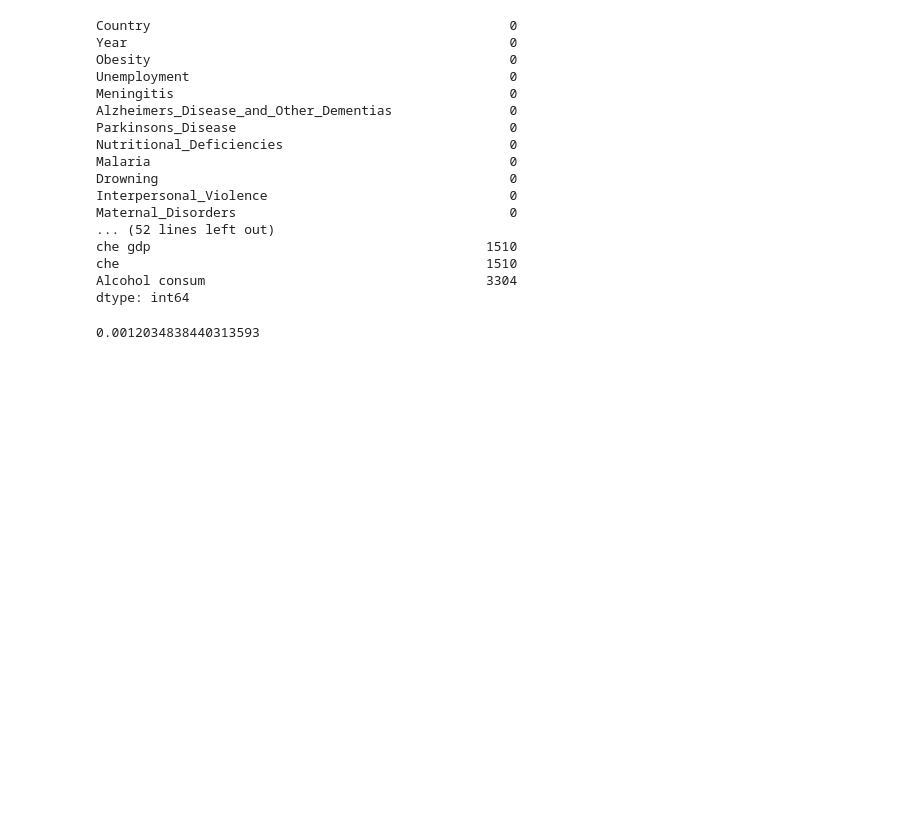
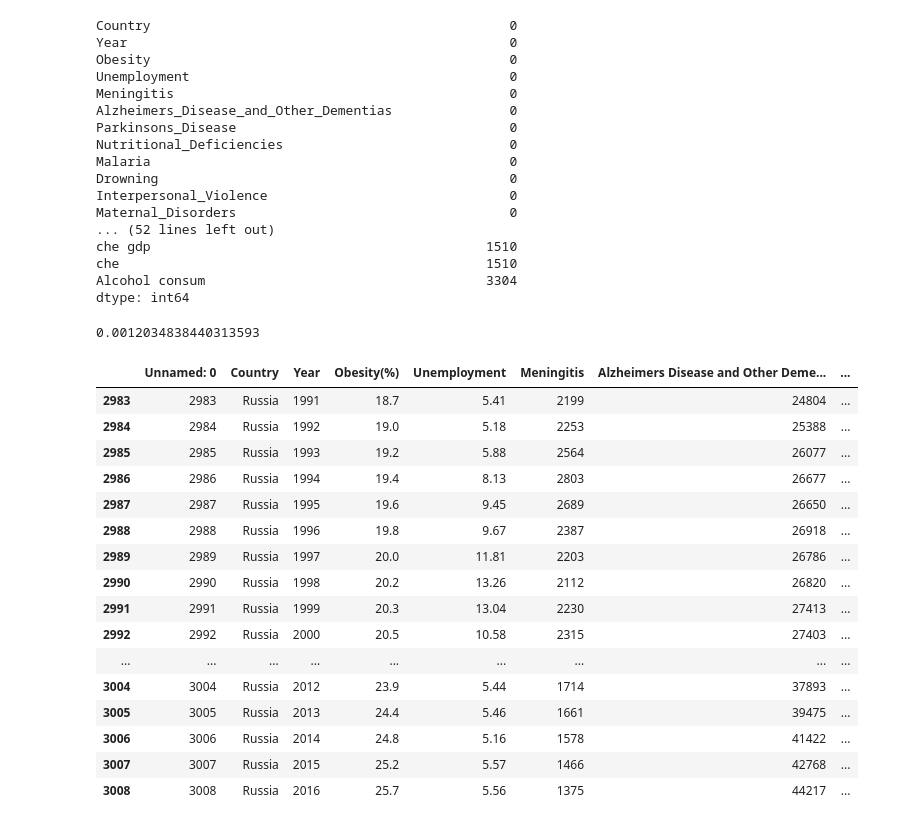
Before and after one commit to Gbau11/Mortality, a Jupyter notebook: jupyter/transform_per_capita.ipynb, the cells around one changed output. Saved outputs shown, nothing was run; the diff lists cells and outputs as text; code cells hidden in the pictures; blank space fills up the shorter version.

```diff
--- a/jupyter/transform_per_capita.ipynb
+++ b/jupyter/transform_per_capita.ipynb
@@ -493,6 +493,28 @@ dtype: int64
 df['Neoplasms_cap'].mean()
 # %% [output]
 0.0012034838440313593
+# %%
+df_russ = df[df['Country']=='Russia']
+
+df_russ
+# %% [output]
+|  | Unnamed: 0 | Country | Year | Obesity(%) | Unemployment | Meningitis | Alzheimers Disease and Other Deme... | ... |
+| 2983 | 2983 | Russia | 1991 | 18.7 | 5.41 | 2199 | 24804 | ... |
+| 2984 | 2984 | Russia | 1992 | 19.0 | 5.18 | 2253 | 25388 | ... |
+| 2985 | 2985 | Russia | 1993 | 19.2 | 5.88 | 2564 | 26077 | ... |
+| 2986 | 2986 | Russia | 1994 | 19.4 | 8.13 | 2803 | 26677 | ... |
+| 2987 | 2987 | Russia | 1995 | 19.6 | 9.45 | 2689 | 26650 | ... |
+| 2988 | 2988 | Russia | 1996 | 19.8 | 9.67 | 2387 | 26918 | ... |
+| 2989 | 2989 | Russia | 1997 | 20.0 | 11.81 | 2203 | 26786 | ... |
+| 2990 | 2990 | Russia | 1998 | 20.2 | 13.26 | 2112 | 26820 | ... |
+| 2991 | 2991 | Russia | 1999 | 20.3 | 13.04 | 2230 | 27413 | ... |
+| 2992 | 2992 | Russia | 2000 | 20.5 | 10.58 | 2315 | 27403 | ... |
+| ... | ... | ... | ... | ... | ... | ... | ... | ... |
+| 3004 | 3004 | Russia | 2012 | 23.9 | 5.44 | 1714 | 37893 | ... |
+| 3005 | 3005 | Russia | 2013 | 24.4 | 5.46 | 1661 | 39475 | ... |
+| 3006 | 3006 | Russia | 2014 | 24.8 | 5.16 | 1578 | 41422 | ... |
+| 3007 | 3007 | Russia | 2015 | 25.2 | 5.57 | 1466 | 42768 | ... |
+| 3008 | 3008 | Russia | 2016 | 25.7 | 5.56 | 1375 | 44217 | ... |
 # %%
 df.to_csv('../csv/completa_per_cap.csv', index=False)
 # %%
```
Also changed, not shown: 2 other files.
